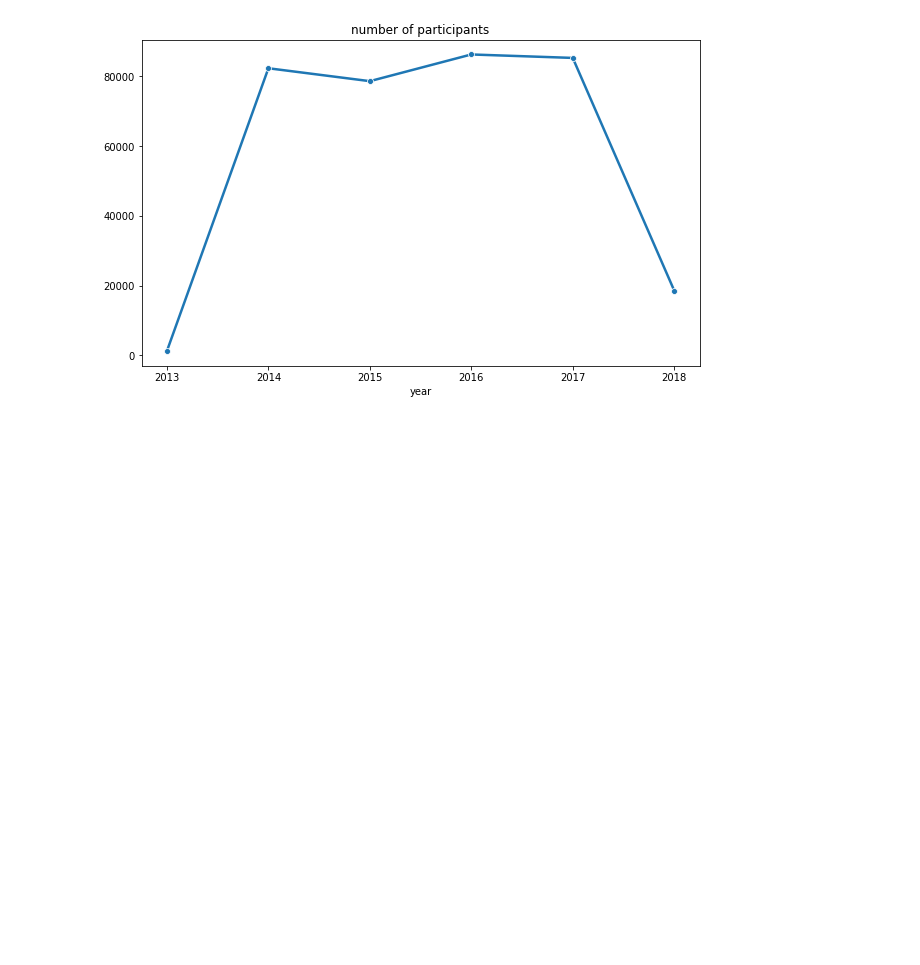
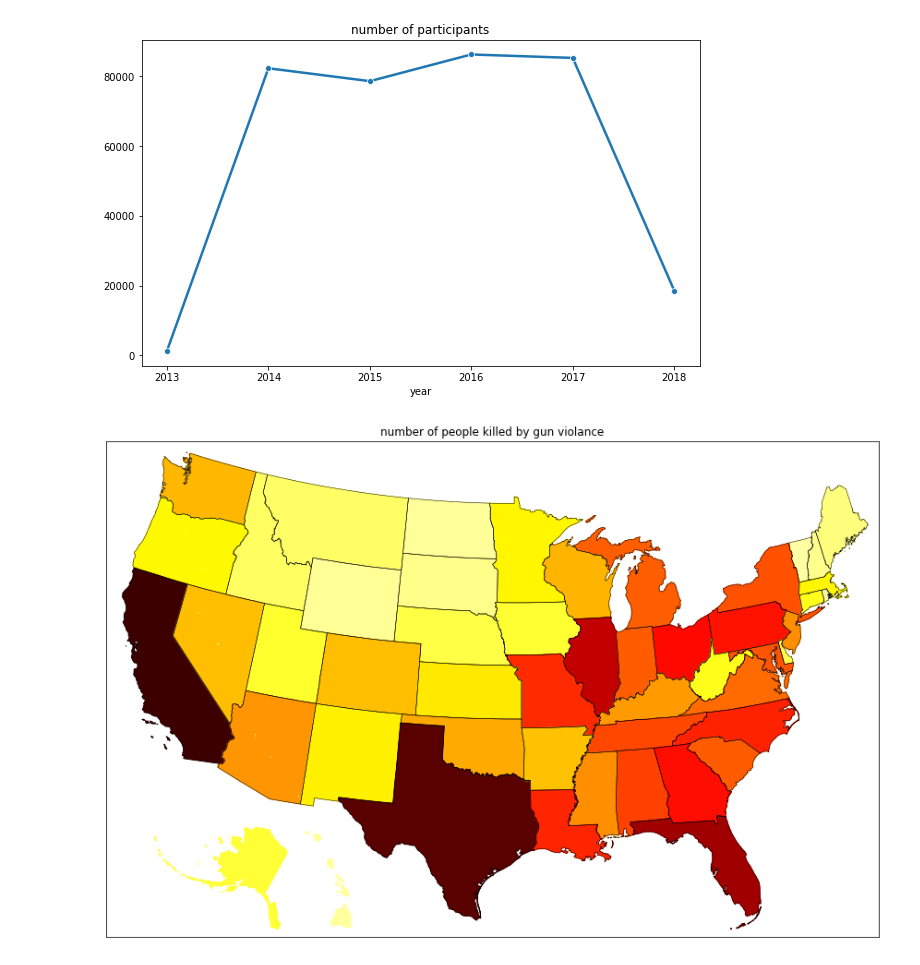
Before and after one commit to TongJiL/ECE143-EDA-Gun_violence, a Jupyter notebook: visualization/visualization.ipynb, the cells around one changed output. Drawn from its saved outputs; the diff is of its cells as text; code cells hidden in the pictures; blank space fills up the shorter version.

Commit message:
add state map visualize

```diff
--- a/visualization/visualization.ipynb
+++ b/visualization/visualization.ipynb
@@ -172,3 +172,62 @@ del(b)
 del(c)
 # %% [output]
 [figure]
+# %%
+a = pd_gun.copy()
+b = a.groupby('state').sum()
+num_killed_dict = dict(zip(b.index,b['n_killed']))
+# %%
+# https://github.com/matplotlib/basemap/tree/master/examples
+# needs st99_d00.dbf, st99_d00.shp, st99_d00.shx
+
+from mpl_toolkits.basemap import Basemap as Basemap
+from matplotlib.colors import rgb2hex
+from matplotlib.patches import Polygon
+fig = plt.figure(figsize=(15,12))
+# Lambert Conformal map of lower 48 states.
+m = Basemap(llcrnrlon=-119,llcrnrlat=22,urcrnrlon=-64,urcrnrlat=49,
+        projection='lcc',lat_1=33,lat_2=45,lon_0=-95)
+# draw state boundaries.
+# data from U.S Census Bureau
+# http://www.census.gov/geo/www/cob/st2000.html
+shp_info = m.readshapefile('st99_d00','states',drawbounds=True)
+
+# choose a color for each state based on population density.
+colors={}
+statenames=[]
+cmap = plt.cm.hot # use 'hot' colormap
+vmin = 0; vmax = 6500 # set range.
+
+for shapedict in m.states_info:
+    statename = shapedict['NAME']
+    # skip DC and Puerto Rico.
+    if statename not in ['District of Columbia','Puerto Rico']:
+        n_death = num_killed_dict[statename]
+        # calling colormap with value between 0 and 1 returns
+        # rgba value.  Invert color range (hot colors are high
+        # number of deaths), take sqrt root to spread out colors more.
+        colors[statename] = cmap(1.-np.sqrt((n_death-vmin)/(vmax-vmin)))[:3]
+    statenames.append(statename)
+# cycle through state names, color each one.
+ax = plt.gca() # get current axes instance
+for nshape,seg in enumerate(m.states):
+    # skip DC and Puerto Rico.
+    if statenames[nshape] not in ['Puerto Rico', 'District of Columbia']:
+    # Offset Alaska and Hawaii to the lower-left corner.
+        if statenames[nshape] == 'Alaska':
+        # Alaska is too big. Scale it down to 25% first, then transate it.
+            seg = list(map(lambda x: (0.25*x[0] + 1000000, 0.25*x[1]-900000), seg))
+        if statenames[nshape] == 'Hawaii':
+            seg = list(map(lambda x: (x[0] + 5100000, x[1]-1400000), seg))
+
+        color = rgb2hex(colors[statenames[nshape]])
+        poly = Polygon(seg,facecolor=color,edgecolor=color)
+        ax.add_patch(poly)
+plt.title('number of people killed by gun violance')
+
+
+plt.show()
+del(a)
+del(b)
+# %% [output]
+[figure, added]
```
